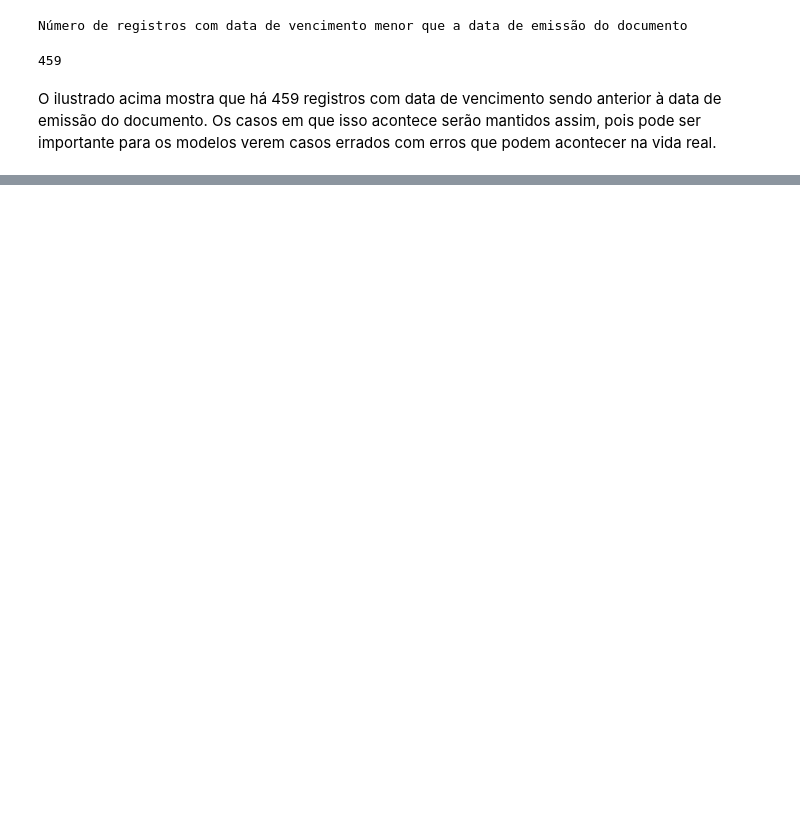
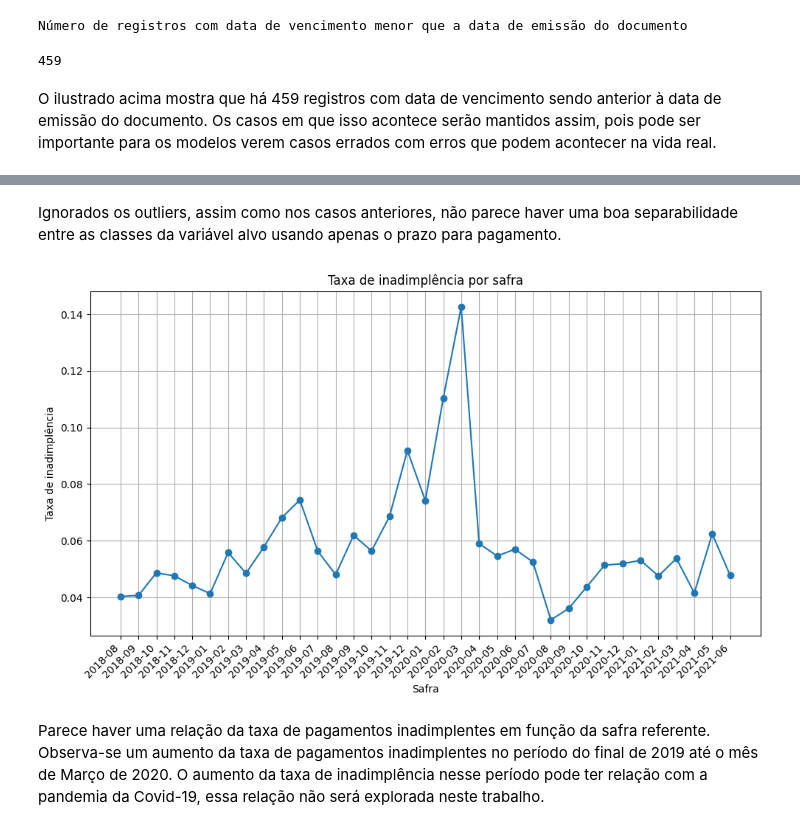
Before and after one commit to gupaulasan/credit-score, a Jupyter notebook: notebooks/credit_score.ipynb, the cells around one changed output, grey strips where cells are left out. Saved outputs shown, nothing was run; the diff lists cells and outputs as text; code cells hidden in the pictures; blank space fills up the shorter version.

```diff
--- a/notebooks/credit_score.ipynb
+++ b/notebooks/credit_score.ipynb
@@ -643,0 +837,20 @@ O ilustrado acima mostra que há 459 registros com data de vencimento sendo ante
+# %% [markdown]
+Ignorados os outliers, assim como nos casos anteriores, não parece haver uma boa separabilidade entre as classes da variável alvo usando apenas o prazo para pagamento.
+# %%
+# Plot de SAFRA_REF por inadimplência
+plt.figure(figsize=(10, 6))
+plt.plot(
+    df_subset.groupby("SAFRA_REF")["INADIMPLENTE"].mean(), marker="o", linestyle="-"
+)
+
+plt.title("Taxa de inadimplência por safra")
+plt.ylabel("Taxa de inadimplência")
+plt.xlabel("Safra")
+plt.xticks(rotation=45, ha="right")
+plt.tight_layout()
+plt.grid(axis="both")
+plt.show()
+# %% [output]
+[figure, added]
+# %% [markdown]
+Parece haver uma relação da taxa de pagamentos inadimplentes em função da safra referente. Observa-se um aumento da taxa de pagamentos inadimplentes no período do final de 2019 até o mês de Março de 2020. O aumento da taxa de inadimplência nesse período pode ter relação com a pandemia da Covid-19, essa relação não será explorada neste trabalho.
```
Also changed, not shown: parts of 29 cells of this notebook.
